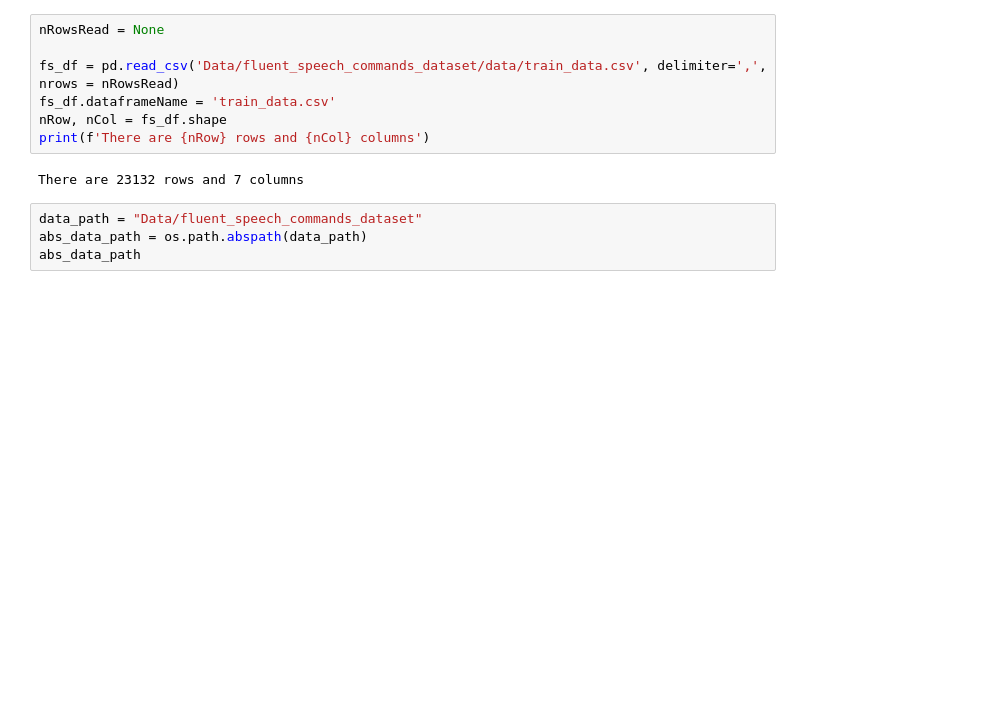
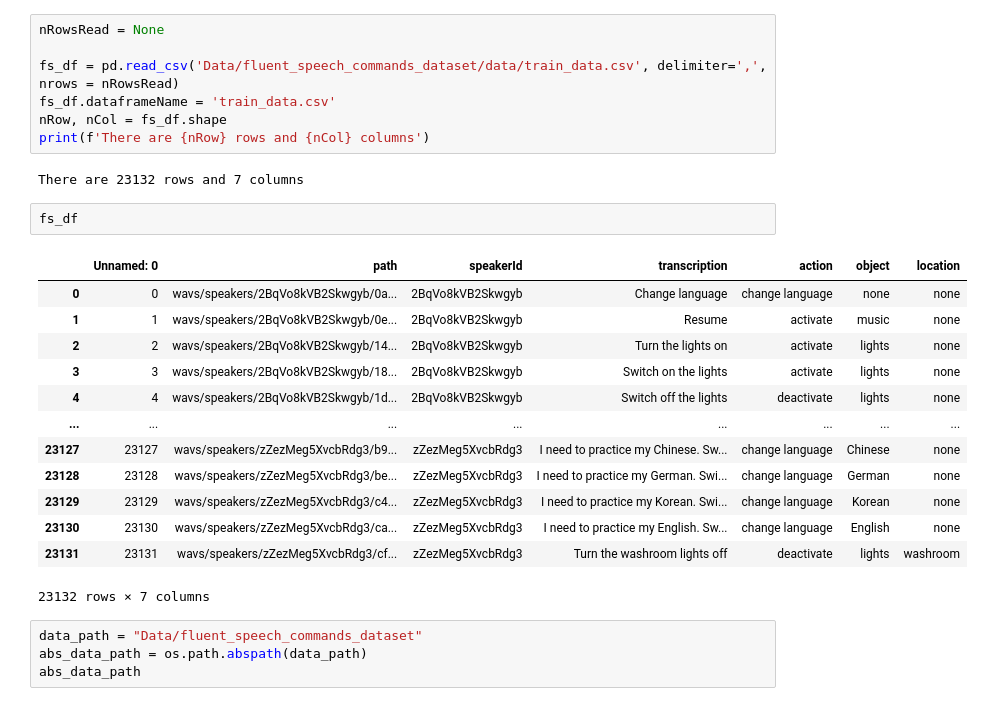
Before and after one commit to MODAJ18/MEU_dialogue_system, a Jupyter notebook: 1 - speech_recognition.ipynb, the cells around one changed output. Cells and saved outputs as stored; diff of their text form; blank space fills up the shorter version.

```diff
--- a/speech_recognition.ipynb
+++ b/1 - speech_recognition.ipynb
@@ -15,6 +15,22 @@ nRow, nCol = fs_df.shape
 print(f'There are {nRow} rows and {nCol} columns')
 # %% [output]
 There are 23132 rows and 7 columns
+# %%
+fs_df
+# %% [output]
+|  | Unnamed: 0 | path | speakerId | transcription | action | object | location |
+| 0 | 0 | wavs/speakers/2BqVo8kVB2Skwgyb/0a... | 2BqVo8kVB2Skwgyb | Change language | change language | none | none |
+| 1 | 1 | wavs/speakers/2BqVo8kVB2Skwgyb/0e... | 2BqVo8kVB2Skwgyb | Resume | activate | music | none |
+| 2 | 2 | wavs/speakers/2BqVo8kVB2Skwgyb/14... | 2BqVo8kVB2Skwgyb | Turn the lights on | activate | lights | none |
+| 3 | 3 | wavs/speakers/2BqVo8kVB2Skwgyb/18... | 2BqVo8kVB2Skwgyb | Switch on the lights | activate | lights | none |
+| 4 | 4 | wavs/speakers/2BqVo8kVB2Skwgyb/1d... | 2BqVo8kVB2Skwgyb | Switch off the lights | deactivate | lights | none |
+| ... | ... | ... | ... | ... | ... | ... | ... |
+| 23127 | 23127 | wavs/speakers/zZezMeg5XvcbRdg3/b9... | zZezMeg5XvcbRdg3 | I need to practice my Chinese. Sw... | change language | Chinese | none |
+| 23128 | 23128 | wavs/speakers/zZezMeg5XvcbRdg3/be... | zZezMeg5XvcbRdg3 | I need to practice my German. Swi... | change language | German | none |
+| 23129 | 23129 | wavs/speakers/zZezMeg5XvcbRdg3/c4... | zZezMeg5XvcbRdg3 | I need to practice my Korean. Swi... | change language | Korean | none |
+| 23130 | 23130 | wavs/speakers/zZezMeg5XvcbRdg3/ca... | zZezMeg5XvcbRdg3 | I need to practice my English. Sw... | change language | English | none |
+| 23131 | 23131 | wavs/speakers/zZezMeg5XvcbRdg3/cf... | zZezMeg5XvcbRdg3 | Turn the washroom lights off | deactivate | lights | washroom |
+23132 rows × 7 columns
 # %%
 data_path = "Data/fluent_speech_commands_dataset"
 abs_data_path = os.path.abspath(data_path)
```
Also changed, not shown: parts of 1 cell of this notebook, 4 other files.
